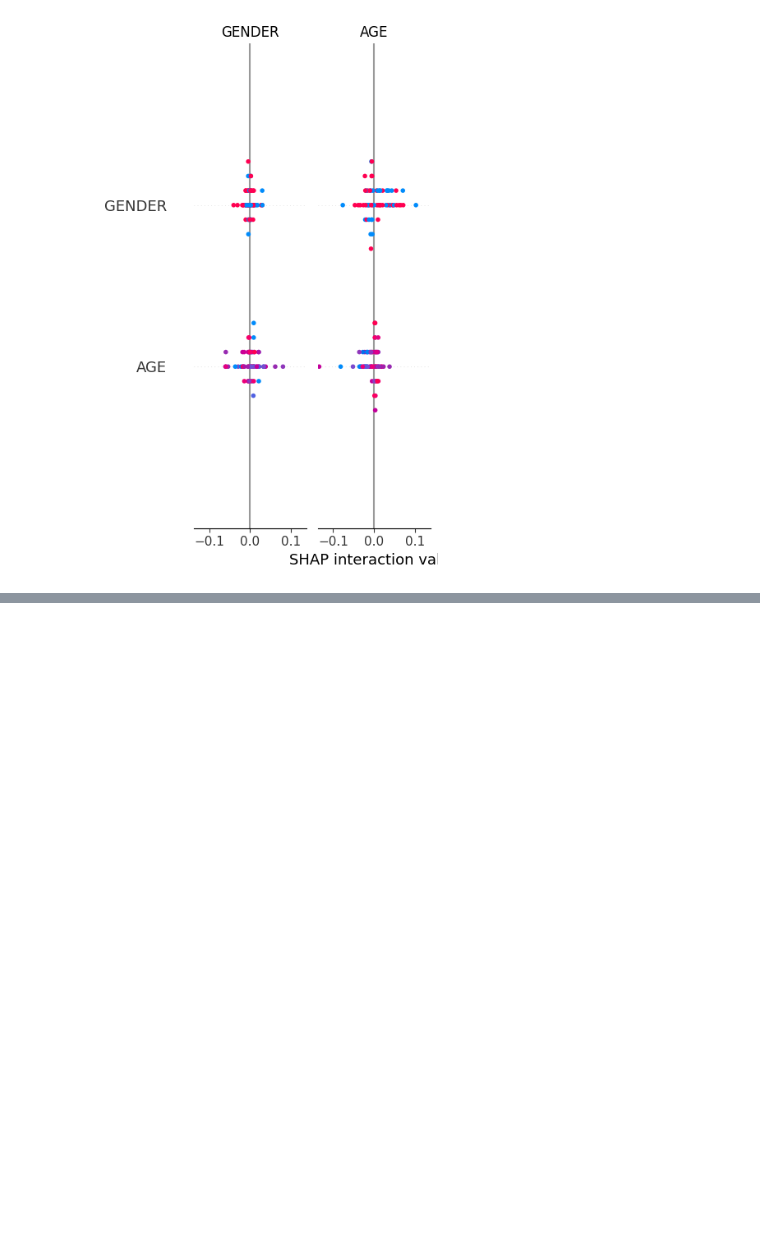
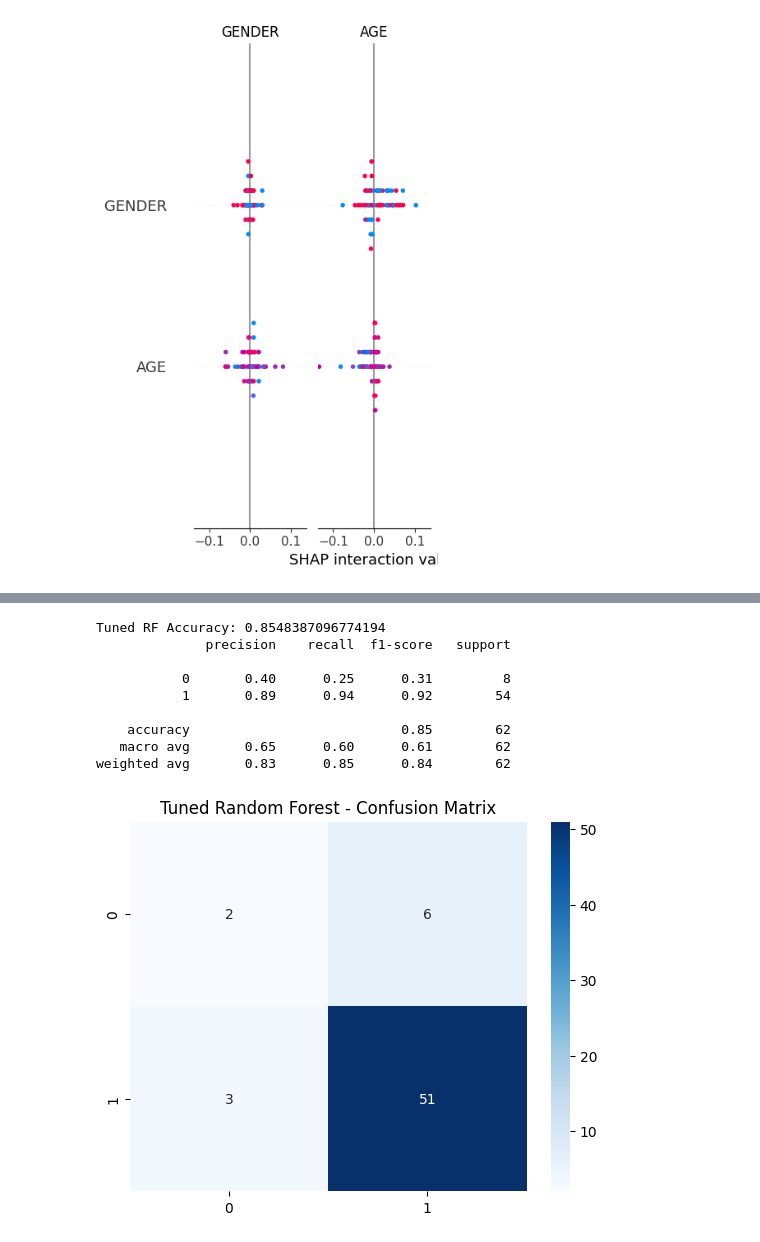
Before and after one commit to aashshahh/lung-cancer-prediction-ml, a Jupyter notebook: notebooks/lung_cancer_model.ipynb, the cells around one changed output, grey strips where cells are left out. Cells and saved outputs as stored; diff of their text form; code cells hidden in the pictures; blank space fills up the shorter version.

```diff
--- a/notebooks/lung_cancer_model.ipynb
+++ b/notebooks/lung_cancer_model.ipynb
@@ -234,0 +255,31 @@ shap.summary_plot(shap_values_to_use, x_test_scaled_df, feature_names=x.columns)
+# %%
+#hyperparameter tuning: rf with optuna
+import optuna
+from sklearn.model_selection import StratifiedKFold, cross_val_score
+from sklearn.ensemble import RandomForestClassifier
+
+def rf_objective(trial):
+    n_estimators = trial.suggest_int("n_estimators", 50, 400)
+    max_depth = trial.suggest_int("max_depth", 2, 20)
+    min_samples_split = trial.suggest_int("min_samples_split", 2, 10)
+    min_samples_leaf = trial.suggest_int("min_samples_leaf", 1, 5)
+    bootstrap = trial.suggest_categorical("bootstrap", [True, False])
+
+    model = RandomForestClassifier(
+        n_estimators=n_estimators,
+        max_depth=max_depth,
+        min_samples_split=min_samples_split,
+        min_samples_leaf=min_samples_leaf,
+        bootstrap=bootstrap,
+        random_state=42
+    )
+
+    cv = StratifiedKFold(n_splits=5, shuffle=True, random_state=42)
+    scores = cross_val_score(model, x_train_scaled, y_train, cv=cv, scoring="accuracy")
+    return scores.mean()
+
+study_rf = optuna.create_study(direction="maximize")
+study_rf.optimize(rf_objective, n_trials=30)
+
+best_rf_params = study_rf.best_params
+best_rf_params
@@ -234,0 +309,25 @@ shap.summary_plot(shap_values_to_use, x_test_scaled_df, feature_names=x.columns)
+# %%
+#trained and evaluating the rf
+best_rf = RandomForestClassifier(**best_rf_params, random_state=42)
+best_rf.fit(x_train_scaled, y_train)
+
+rf_pred = best_rf.predict(x_test_scaled)
+
+print("Tuned RF Accuracy:", accuracy_score(y_test, rf_pred))
+print(classification_report(y_test, rf_pred))
+
+rf_cm = confusion_matrix(y_test, rf_pred)
+sns.heatmap(rf_cm, annot=True, fmt="d", cmap="Blues")
+plt.title("Tuned Random Forest - Confusion Matrix")
+plt.show()
+# %% [output]
+Tuned RF Accuracy: 0.8548387096774194
+              precision    recall  f1-score   support
+
+           0       0.40      0.25      0.31         8
+           1       0.89      0.94      0.92        54
+
+    accuracy                           0.85        62
+   macro avg       0.65      0.60      0.61        62
+weighted avg       0.83      0.85      0.84        62
+[figure, added]
```
Also changed, not shown: parts of 9 cells of this notebook, 8 other files.
